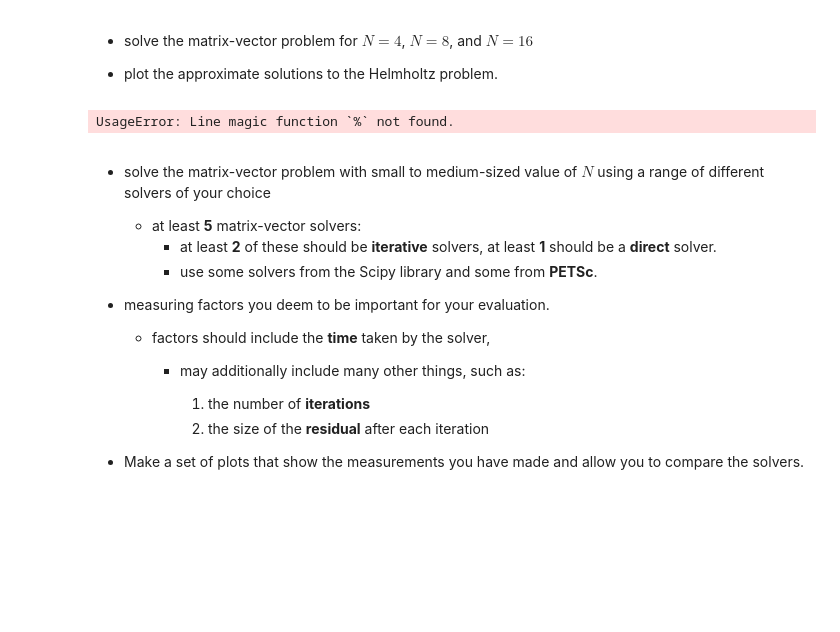
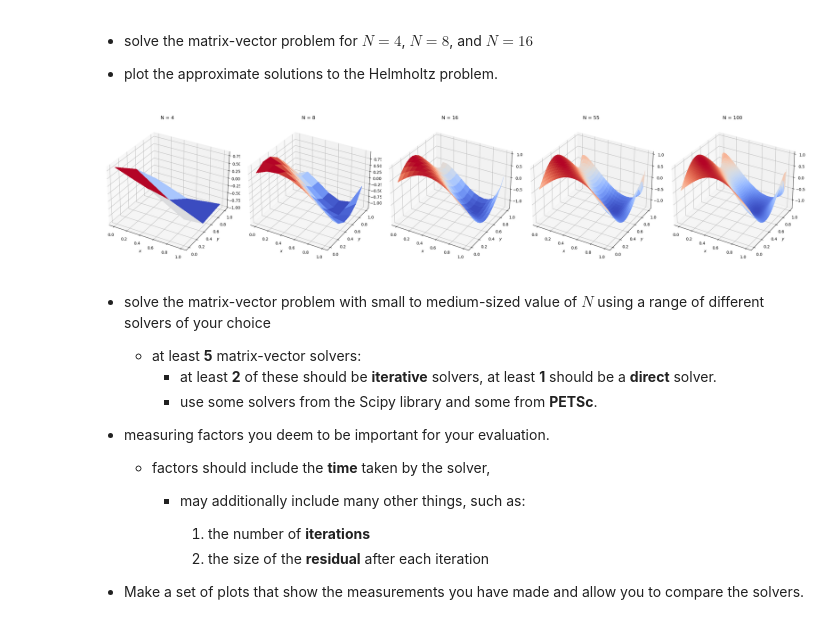
Before and after one commit to YRYoung/HPC, a Jupyter notebook: Assigenment/Assignment_4.ipynb, the cells around one changed output. Drawn from its saved outputs; the diff is of its cells as text; code cells hidden in the pictures; blank space fills up the shorter version.

```diff
--- a/Assigenment/Assignment_4.ipynb
+++ b/Assigenment/Assignment_4.ipynb
@@ -1,25 +1,45 @@
 # %%
 import numpy as np
 from numba import jit
-from scipy.sparse import csr_matrix
+from scipy.sparse import coo_matrix
 
 k = 5
 
 
+@jit()
 def generate_A(N):
     h = 1 / N
     size = (N - 1) ** 2
     const = h ** 2 * k ** 2
-    A = np.zeros((size, size))
+    v1 = (24 - 4 * const) / 9
+    v2 = (-3 - const) / 9
+    v3 = (-12 - const) / 36
+
+    nnz = ((N - 2) * 3 + 1) ** 2
+    row = np.zeros(nnz, dtype=np.int32)
+    col = np.zeros(nnz, dtype=np.int32)
+    data = np.zeros(nnz)
+
+    count = 0
     for i in range(size):
         for j in range(i, size):
             if i == j:
-                A[i, j] = A[j, i] = (24 - 4 * const) / 9
+                row[count] = i
+                col[count] = j
+                data[count] = v1
+                count += 1
             elif (i == j - 1 and j % (N - 1) != 0) or j - i == N - 1:
-                A[i, j] = A[j, i] = (-3 - const) / 9
+                row[count:count + 2] = [i, j]
+                col[count:count + 2] = [j, i]
+                data[count:count + 2] = [v2, v2]
+                count += 2
             elif (j - i == N and j % (N - 1) != 0) or (j - i == N - 2 and i % (N - 1) != 0):
-                A[i, j] = A[j, i] = (-12 - const) / 36
-    return csr_matrix(A)
+                row[count:count + 2] = [i, j]
+                col[count:count + 2] = [j, i]
+                data[count:count + 2] = [v3, v3]
+                count += 2
+    A = coo_matrix((data, (row, col)), shape=(size, size)).tocsr()
+    return A
 
 
 @jit(nopython=True)
@@ -88,35 +108,32 @@ def solve_x(N):
     return u
 # %%
 % matplotlib inline
-import matplotlib.pyplot as plt
-from matplotlib import cm
-from scipy.sparse.linalg import spsolve
-from tqdm.notebook import tqdm
 
 Ns = [4, 8, 16, 55, 100]
 
 
 def plot():
     fig = plt.figure(figsize=(5 * len(Ns), 22))
 
     for i, N in enumerate(tqdm(Ns)):
         u = solve_x(N)
 
         ticksX = ticksY = np.linspace(0, 1, N - 1)
         X, Y = np.meshgrid(ticksX, ticksY)
 
         ax = fig.add_subplot(1, len(Ns), i + 1, projection='3d')
         ax.plot_surface(X, Y, u, antialiased=False, cmap=cm.coolwarm)
-        ax.set_xlabel(r'$t$')
-        ax.set_ylabel(r'$x$')
-        ax.set_zlabel(r'N = {}'.format(N))
+        ax.set_xlabel(r'$x$')
+        ax.set_ylabel(r'$y$')
+        ax.set_title(r'N = {}'.format(N))
+
     fig.tight_layout(h_pad=4)
     plt.show()
 
 
 plot()
 # %% [output]
-UsageError: Line magic function `%` not found.
+[figure, added]
 # %% [markdown]
 * solve the matrix-vector problem with small to medium-sized value of $N$ using a range of different solvers of your choice
 
```
Also changed, not shown: parts of 3 cells of this notebook.
